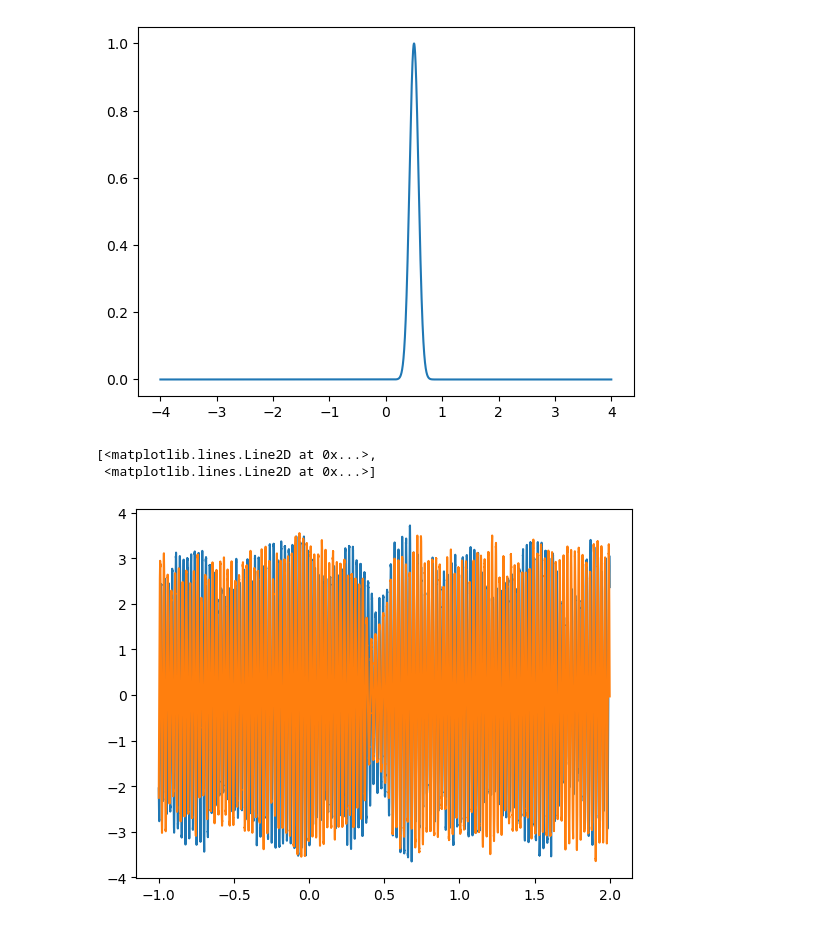
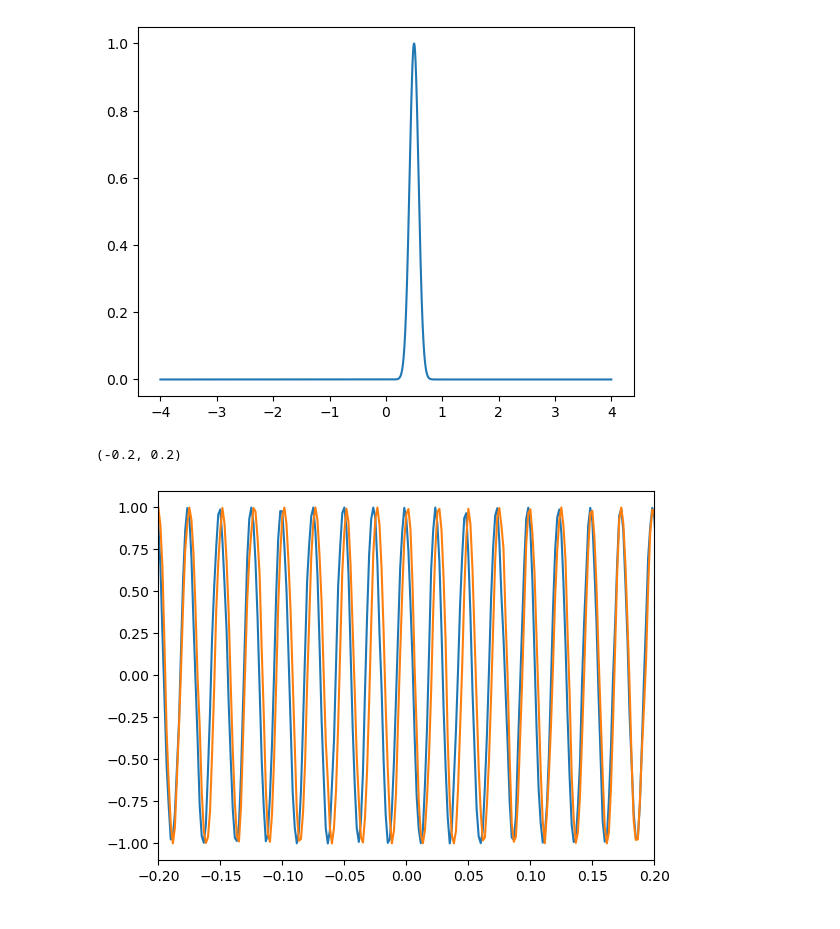
Before and after one commit to ViniciusLima94/phase_amplitude_encoding, a Jupyter notebook: notebooks/Figure1.ipynb, the cells around one changed output. Cells and saved outputs as stored; diff of their text form; code cells hidden in the pictures.

```diff
--- a/notebooks/Figure1.ipynb
+++ b/notebooks/Figure1.ipynb
@@ -21,11 +21,11 @@ from src.models import simulate
 # %%
-dt = 1e-4  # Integration time-step
-fs = 1 / dt  # Sample frequency
+fs = 600  # Sample frequency
+
+dt = 1 / fs  # Integration time-step
 f = 40  # Natural frequency
-a = 5  # Hopf-parameter
-beta = 2  # Noise variance
+beta = 3.5  # Noise variance
 A = np.array([[0, 1], [0, 0]]).T  # Adjacency matrix
-ntrials = 100
+ntrials = 200
 time = np.arange(-4, 4, dt)  # Time array
 T = time.shape[0]
 # %%
@@ -47,17 +47,23 @@ plt.plot(time, coupling)
 data = []
 for trial in tqdm(range(ntrials)):
     data += [
-        simulate(
-            A, coupling * trial * 30 / ntrials, f, a, fs, beta, T, seed=trial * 2703989
+        simulate_kuramoto(
+            10 * A,
+            coupling * trial * 100 / ntrials,
+            f,
+            fs,
+            beta,
+            T,
+            seed=trial * 2703989,
         )
     ]
 # %%
 data = np.stack(data)[..., (time >= -1) * (time <= 2)]
 # %%
 plt.plot(time[(time >= -1) * (time <= 2)], data[-1].real.T)
+plt.xlim(-0.2, 0.2)
 # %% [output]
-[<matplotlib.lines.Line2D at 0x...>,
- <matplotlib.lines.Line2D at 0x...>]
+(-0.2, 0.2)
-[figure, old version]
+[figure, new version]
 # %%
 freqs = np.linspace(0.1, 80, 50)
```
Also changed, not shown: parts of 10 cells of this notebook, 1 other file.
